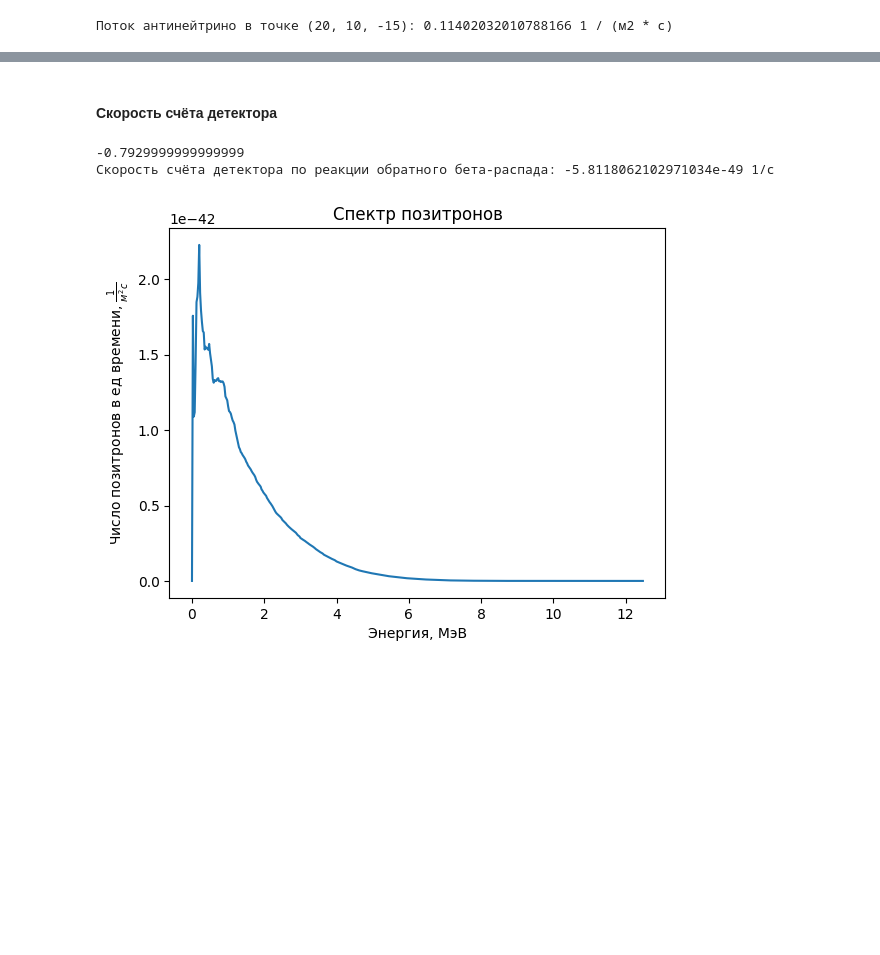
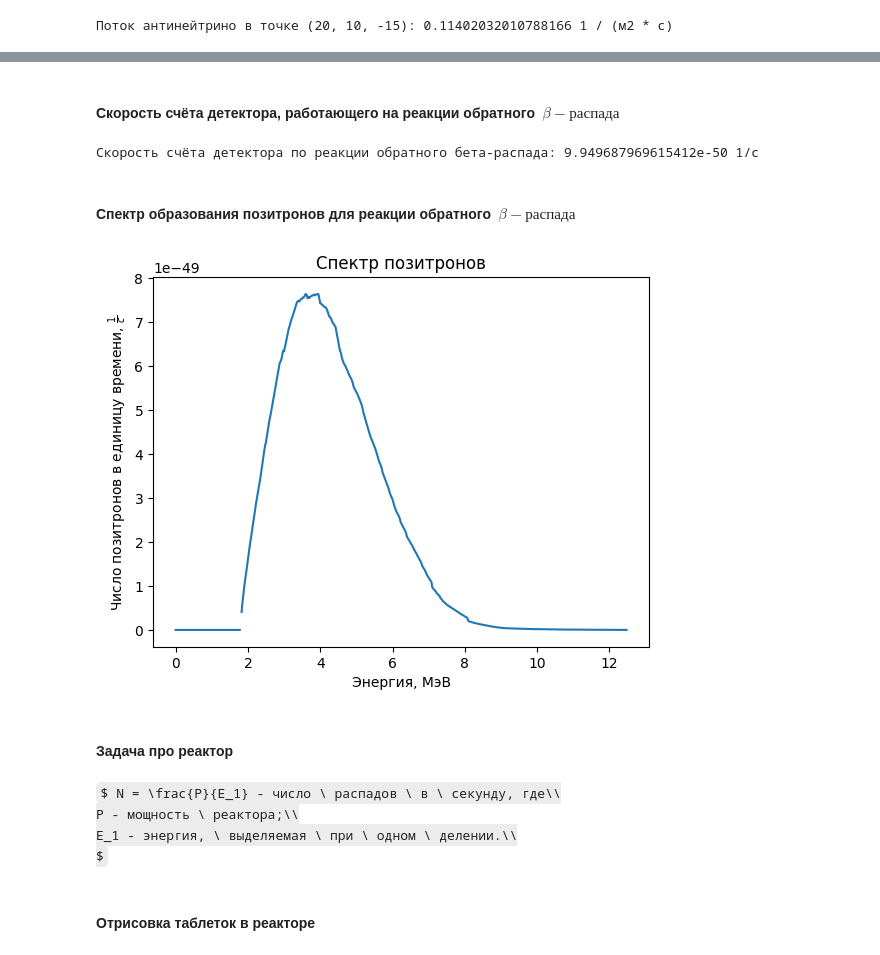
Before and after one commit to victorsemipalatin/course_work, a Jupyter notebook: project.ipynb, the cells around one changed output, grey strips where cells are left out. Saved outputs shown, nothing was run; the diff lists cells and outputs as text; code cells hidden in the pictures; some formulas as TeX source; blank space fills up the shorter version.

```diff
--- a/project.ipynb
+++ b/project.ipynb
@@ -156,29 +140,41 @@ f.close()
 # %% [markdown]
-#### Скорость счёта детектора
+#### Скорость счёта детектора, работающего на реакции обратного $\ \beta-распада$
 # %%
-j = reactor.flux(coord, energy)
+energy = 1.9 # энергия антинейтрино
+j = reactor.flux(coord, energy) #  поток антинейтрино в точке
 delta = 1.293 # разность масс протона и нейтрона
-m_e = 0.51099895000 # в мэвах
+m_e = 0.51099895000 # масса электрона в мэвах
 E_e = energy - delta
-sigma = abs(1e-47 * np.sqrt(E_e ** 2 - m_e ** 2) * E_e * energy ** (-0.07056 + 0.02018 * np.log(energy) - 0.001593 * (np.log(energy) ** 3)))  # в метрах квадратных
+sigma = 1e-47 * np.sqrt(E_e ** 2 - m_e ** 2) * E_e * energy ** (-0.07056 + 0.02018 * np.log(energy) - 0.001593 * (np.log(energy) ** 3))  # в метрах квадратных
 d = j * sigma
 print(f"Скорость счёта детектора по реакции обратного бета-распада: {d} 1/c")
 # %% [output]
--0.7929999999999999
-Скорость счёта детектора по реакции обратного бета-распада: -5.8118062102971034e-49 1/c
+Скорость счёта детектора по реакции обратного бета-распада: 9.949687969615412e-50 1/c
+# %% [markdown]
+#### Спектр образования позитронов для реакции обратного $\ \beta-распада$
 # %%
 y = []
 delta = 1.293 # разность масс протона и нейтрона в мэвах
 m_e = 0.51099895000 # в мэвах
-E_e = energy - delta
 for energy in x:
     j = reactor.flux(coord, energy)
-    y.append(abs(1e-43 * np.sqrt(E_e ** 2 - m_e ** 2) * E_e * energy ** (-0.07056 + 0.02018 * np.log(energy) - 0.001593 * (np.log(energy) ** 3))) * j)
+    E_e = energy - delta
+    if energy >= 1.8:
+        y.append(1e-47 * np.sqrt(E_e ** 2 - m_e ** 2) * E_e * energy ** (-0.07056 + 0.02018 * np.log(energy) - 0.001593 * (np.log(energy) ** 3)) * j)
+    else:
+        y.append(0)
 
 plt.title("Спектр позитронов")
 plt.plot(x, y)
 plt.xlabel("Энергия, МэВ")
-plt.ylabel("Число позитронов в ед времени, $\\frac{1}{м^2 c}$")
+plt.ylabel("Число позитронов в единицу времени, $\\frac{1}{с}$")
 plt.show()
 # %% [output]
-[figure, old version]
+[figure, new version]
+# %% [markdown]
+#### Задача про реактор
+# %% [markdown]
+$ N = \frac{P}{E_1} - число \ распадов \ в \ секунду, где\\
+P - мощность \ реактора;\\
+E_1 - энергия, \ выделяемая \ при \ одном \ делении.\\
+$
@@ -185,2 +189,4 @@ plt.show()
+# %% [markdown]
+#### Отрисовка таблеток в реакторе
 # %%
 reactor.show()
```
Also changed, not shown: parts of 3 cells of this notebook.
